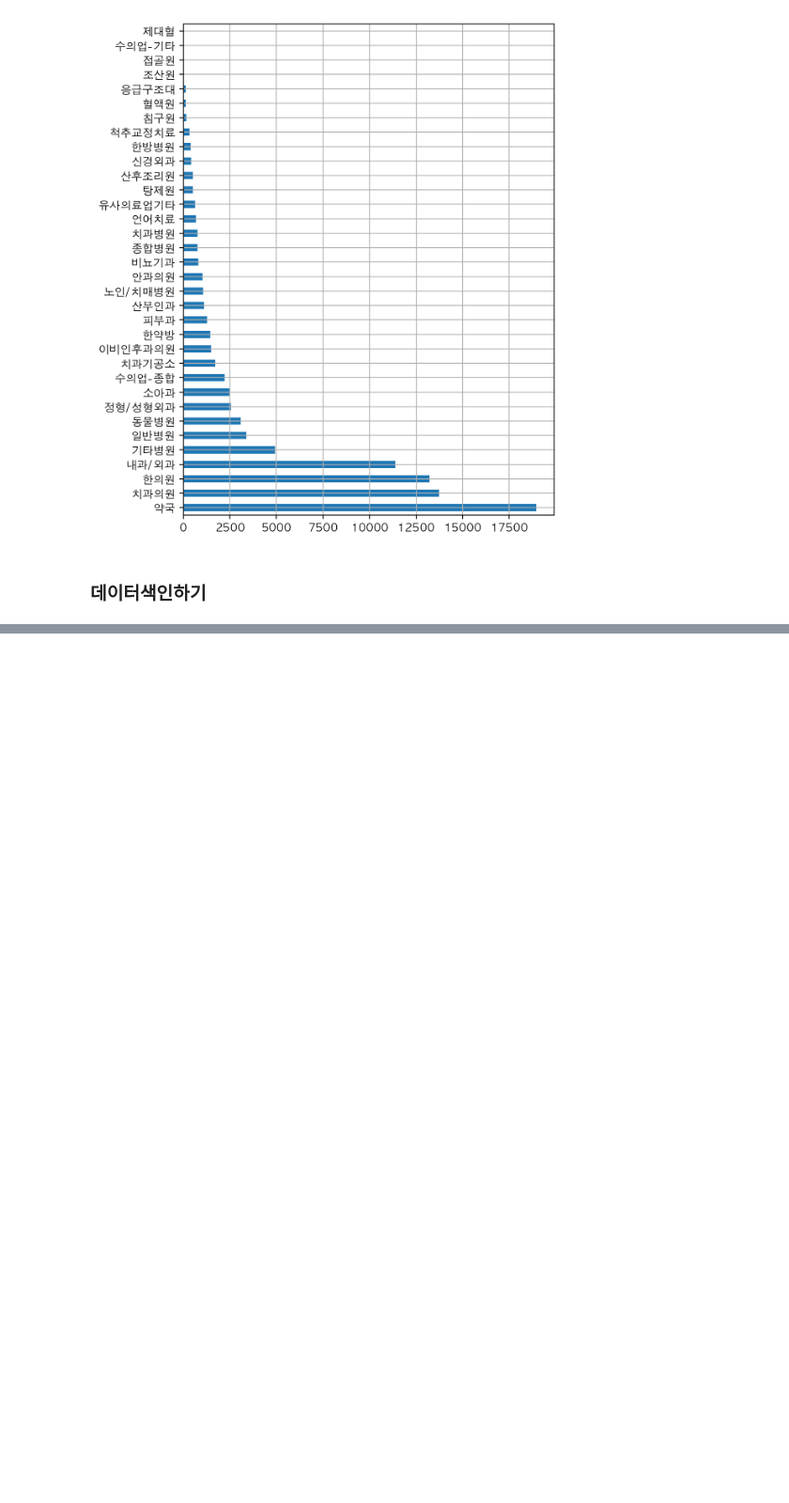
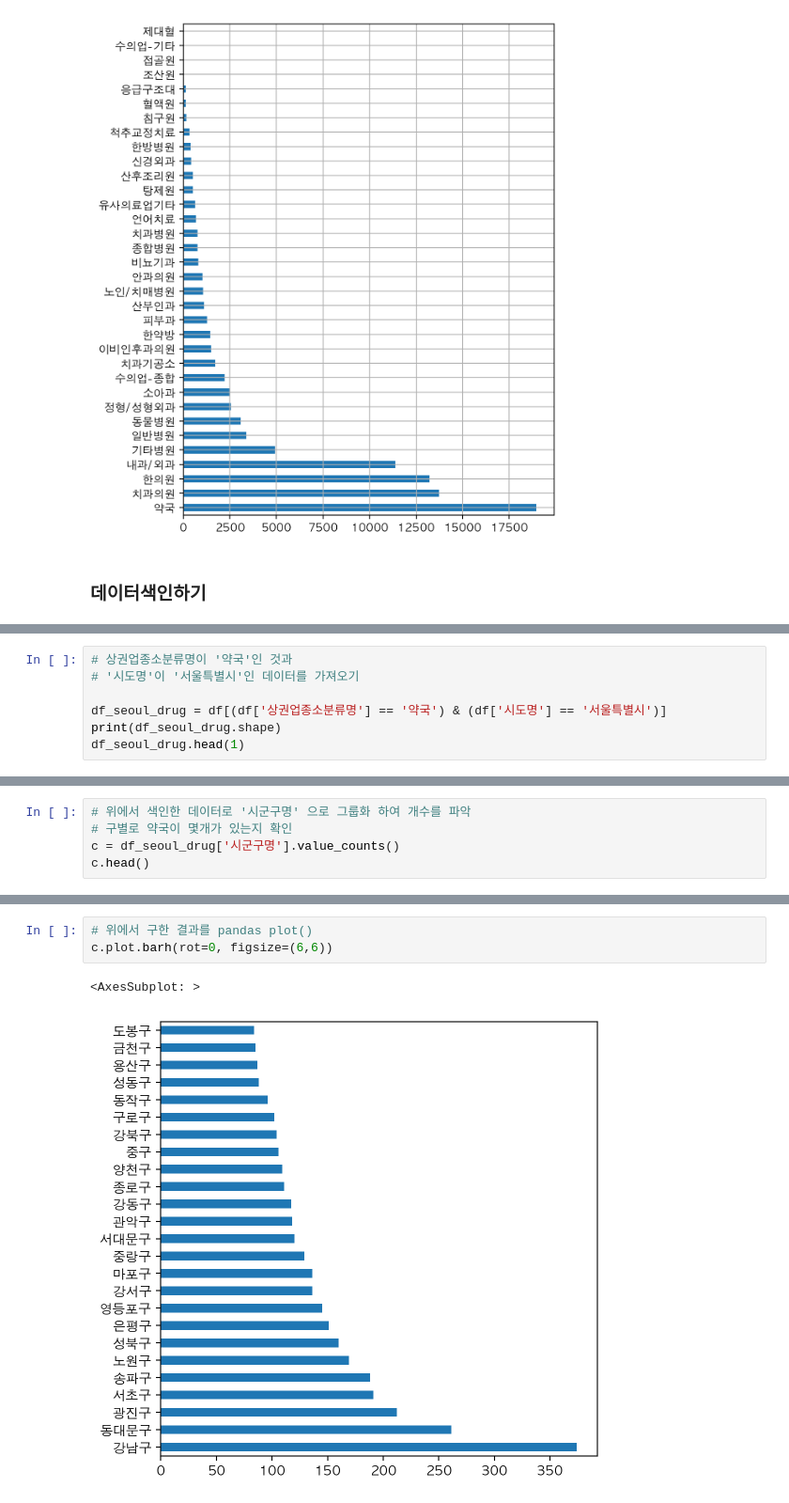
Before and after one commit to gyoungseok/100_Days_of_Python_Udemy, a Jupyter notebook: 2.data science starting with python/4.commercial information Analysis.ipynb, the cells around one changed output, grey strips where cells are left out. Shown at 94% size. Drawn from its saved outputs; the diff is of its cells as text; blank space fills up the shorter version.

```diff
--- a/2.data science starting with python/4.commercial information Analysis.ipynb
+++ b/2.data science starting with python/4.commercial information Analysis.ipynb
@@ -506,0 +575,7 @@ f.plot.barh(figsize=(6,8), grid=True)
+# %%
+# 상권업종소분류명이 '약국'인 것과
+# '시도명'이 '서울특별시'인 데이터를 가져오기
+
+df_seoul_drug = df[(df['상권업종소분류명'] == '약국') & (df['시도명'] == '서울특별시')]
+print(df_seoul_drug.shape)
+df_seoul_drug.head(1)
@@ -506,0 +589,5 @@ f.plot.barh(figsize=(6,8), grid=True)
+# %%
+# 위에서 색인한 데이터로 '시군구명' 으로 그룹화 하여 개수를 파악
+# 구별로 약국이 몇개가 있는지 확인
+c = df_seoul_drug['시군구명'].value_counts()
+c.head()
@@ -506,0 +612,6 @@ f.plot.barh(figsize=(6,8), grid=True)
+# %%
+# 위에서 구한 결과를 pandas plot()
+c.plot.barh(rot=0, figsize=(6,6))
+# %% [output]
+<AxesSubplot: >
+[figure, added]
```
Also changed, not shown: parts of 24 cells of this notebook.
